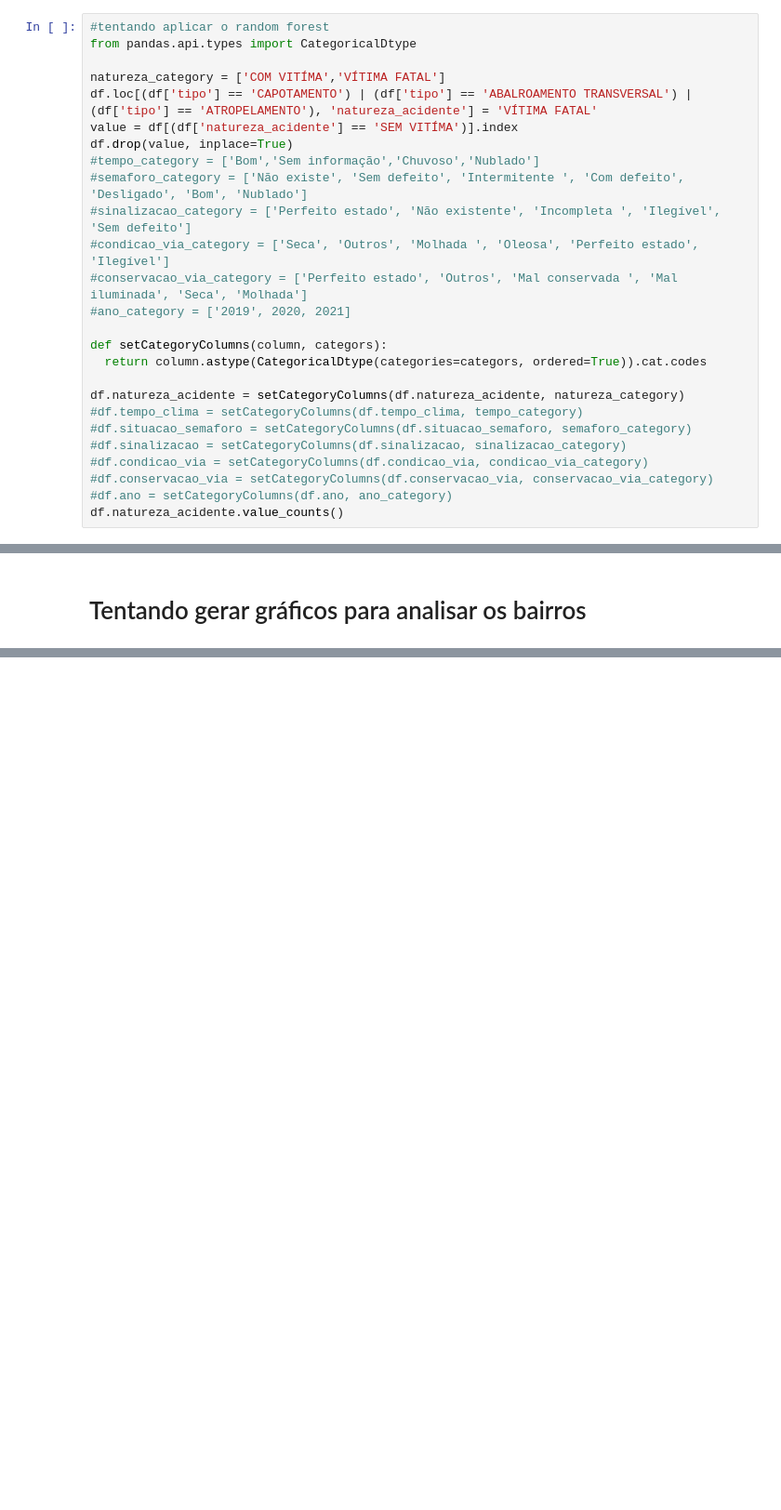
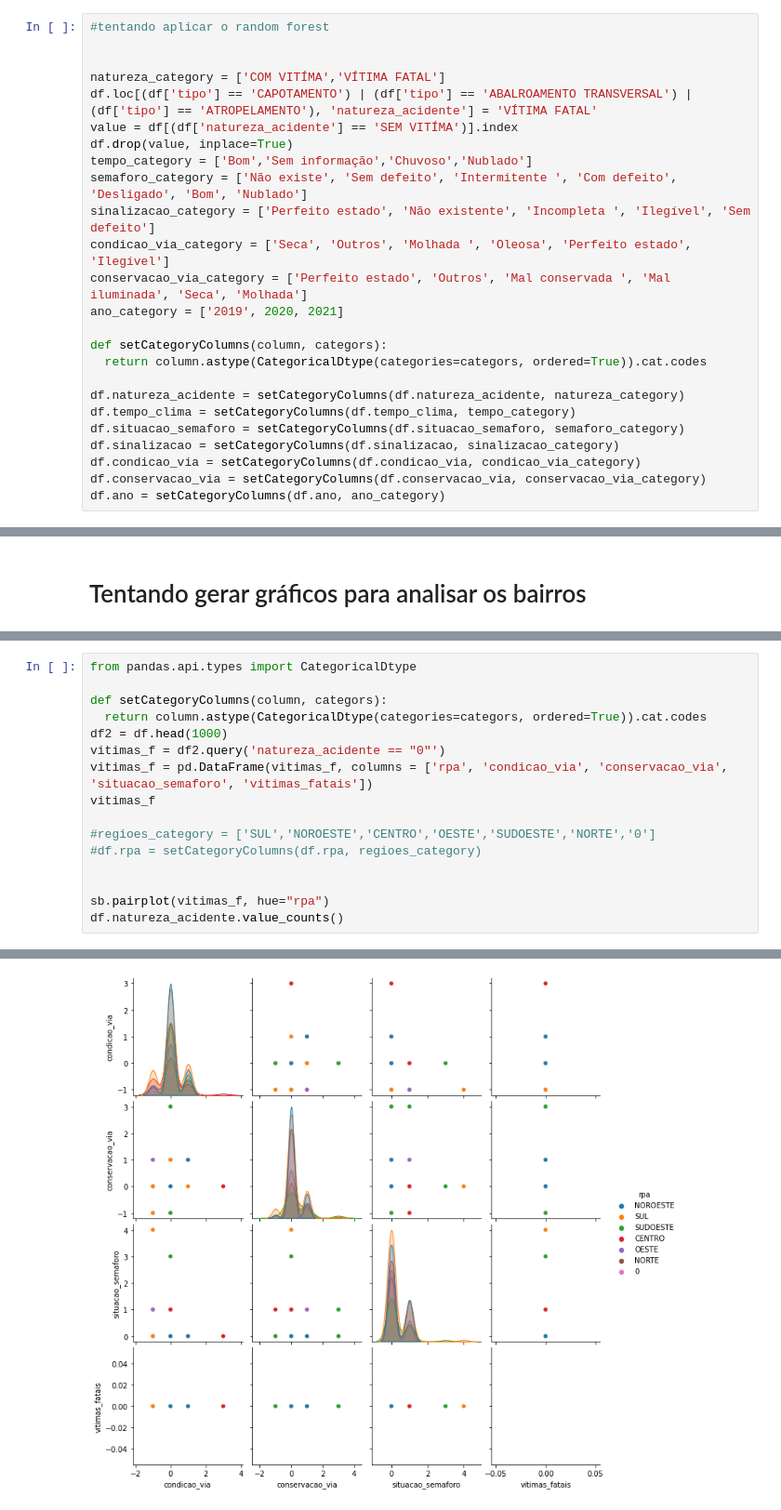
Before and after one commit to juliathemelo/machine_learning_random_forest_classifier, a Jupyter notebook: projeto3_pygil.ipynb, the cells around one changed output, grey strips where cells are left out. Shown at 93% size. Cells and saved outputs as stored; diff of their text form; blank space fills up the shorter version.

```diff
--- a/projeto3_pygil.ipynb
+++ b/projeto3_pygil.ipynb
@@ -414,26 +441,25 @@ Name: tipo, dtype: int64
 # %%
 #tentando aplicar o random forest
-from pandas.api.types import CategoricalDtype
+
 
 natureza_category = ['COM VITÍMA','VÍTIMA FATAL']
 df.loc[(df['tipo'] == 'CAPOTAMENTO') | (df['tipo'] == 'ABALROAMENTO TRANSVERSAL') | (df['tipo'] == 'ATROPELAMENTO'), 'natureza_acidente'] = 'VÍTIMA FATAL'
 value = df[(df['natureza_acidente'] == 'SEM VITÍMA')].index
 df.drop(value, inplace=True)
-#tempo_category = ['Bom','Sem informação','Chuvoso','Nublado']
-#semaforo_category = ['Não existe', 'Sem defeito', 'Intermitente ', 'Com defeito', 'Desligado', 'Bom', 'Nublado']
-#sinalizacao_category = ['Perfeito estado', 'Não existente', 'Incompleta ', 'Ilegível', 'Sem defeito']
-#condicao_via_category = ['Seca', 'Outros', 'Molhada ', 'Oleosa', 'Perfeito estado', 'Ilegível']
-#conservacao_via_category = ['Perfeito estado', 'Outros', 'Mal conservada ', 'Mal iluminada', 'Seca', 'Molhada']
-#ano_category = ['2019', 2020, 2021]
+tempo_category = ['Bom','Sem informação','Chuvoso','Nublado']
+semaforo_category = ['Não existe', 'Sem defeito', 'Intermitente ', 'Com defeito', 'Desligado', 'Bom', 'Nublado']
+sinalizacao_category = ['Perfeito estado', 'Não existente', 'Incompleta ', 'Ilegível', 'Sem defeito']
+condicao_via_category = ['Seca', 'Outros', 'Molhada ', 'Oleosa', 'Perfeito estado', 'Ilegível']
+conservacao_via_category = ['Perfeito estado', 'Outros', 'Mal conservada ', 'Mal iluminada', 'Seca', 'Molhada']
+ano_category = ['2019', 2020, 2021]
 
 def setCategoryColumns(column, categors):
   return column.astype(CategoricalDtype(categories=categors, ordered=True)).cat.codes
 
 df.natureza_acidente = setCategoryColumns(df.natureza_acidente, natureza_category)
-#df.tempo_clima = setCategoryColumns(df.tempo_clima, tempo_category)
-#df.situacao_semaforo = setCategoryColumns(df.situacao_semaforo, semaforo_category)
-#df.sinalizacao = setCategoryColumns(df.sinalizacao, sinalizacao_category)
-#df.condicao_via = setCategoryColumns(df.condicao_via, condicao_via_category)
-#df.conservacao_via = setCategoryColumns(df.conservacao_via, conservacao_via_category)
-#df.ano = setCategoryColumns(df.ano, ano_category)
-df.natureza_acidente.value_counts()
+df.tempo_clima = setCategoryColumns(df.tempo_clima, tempo_category)
+df.situacao_semaforo = setCategoryColumns(df.situacao_semaforo, semaforo_category)
+df.sinalizacao = setCategoryColumns(df.sinalizacao, sinalizacao_category)
+df.condicao_via = setCategoryColumns(df.condicao_via, condicao_via_category)
+df.conservacao_via = setCategoryColumns(df.conservacao_via, conservacao_via_category)
+df.ano = setCategoryColumns(df.ano, ano_category)
@@ -581,0 +692,17 @@ graph_bairros_parallel.show()
+# %%
+from pandas.api.types import CategoricalDtype
+
+def setCategoryColumns(column, categors):
+  return column.astype(CategoricalDtype(categories=categors, ordered=True)).cat.codes
+df2 = df.head(1000)
+vitimas_f = df2.query('natureza_acidente == "0"')
+vitimas_f = pd.DataFrame(vitimas_f, columns = ['rpa', 'condicao_via', 'conservacao_via', 'situacao_semaforo', 'vitimas_fatais'])
+vitimas_f
+
+#regioes_category = ['SUL','NOROESTE','CENTRO','OESTE','SUDOESTE','NORTE','0']
+#df.rpa = setCategoryColumns(df.rpa, regioes_category)
+
+
+sb.pairplot(vitimas_f, hue="rpa")
+df.natureza_acidente.value_counts()
+# %% [output]
@@ -581,0 +712 @@ graph_bairros_parallel.show()
+[figure, added]
```
Also changed, not shown: parts of 37 cells of this notebook.
